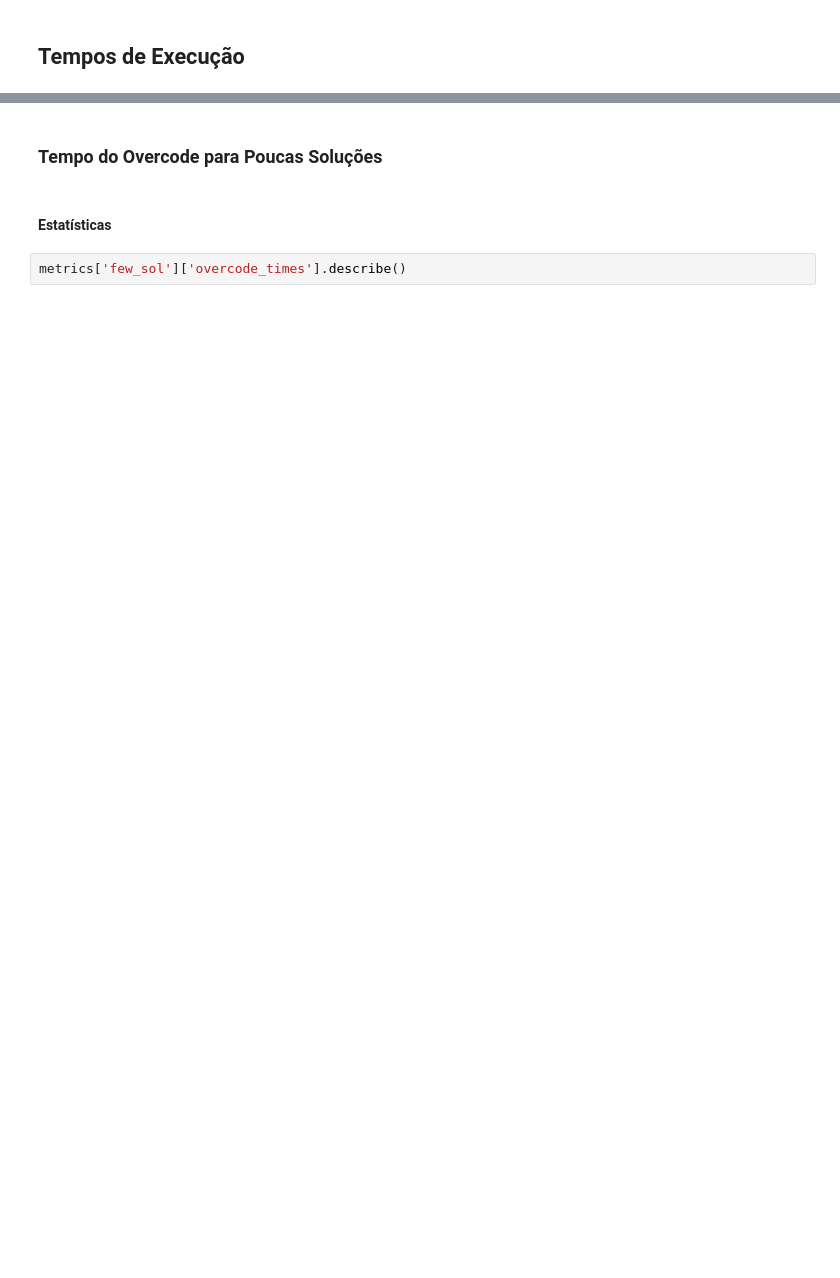
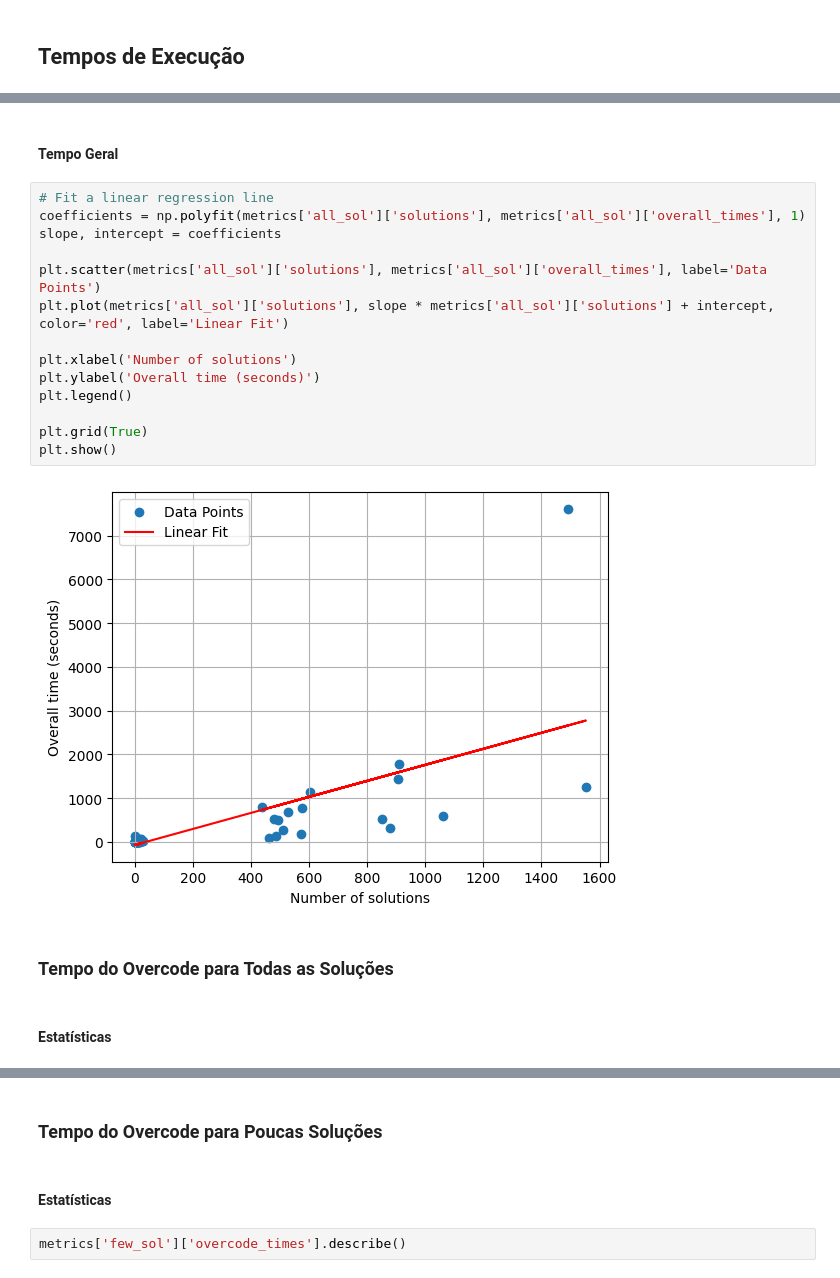
Before and after one commit to MachineTeachingEdu/overcode, a Jupyter notebook: exploring_overcode_data.ipynb, the cells around one changed output, grey strips where cells are left out. Drawn from its saved outputs; the diff is of its cells as text; blank space fills up the shorter version.

```diff
--- a/exploring_overcode_data.ipynb
+++ b/exploring_overcode_data.ipynb
@@ -132,0 +160,22 @@ def generate_plots(box_data, xticklabels, ylabel):
+# %% [markdown]
+#### Tempo Geral
+# %%
+# Fit a linear regression line
+coefficients = np.polyfit(metrics['all_sol']['solutions'], metrics['all_sol']['overall_times'], 1)
+slope, intercept = coefficients
+
+plt.scatter(metrics['all_sol']['solutions'], metrics['all_sol']['overall_times'], label='Data Points')
+plt.plot(metrics['all_sol']['solutions'], slope * metrics['all_sol']['solutions'] + intercept, color='red', label='Linear Fit')
+
+plt.xlabel('Number of solutions')
+plt.ylabel('Overall time (seconds)')
+plt.legend()
+
+plt.grid(True)
+plt.show()
+# %% [output]
+[figure, added]
+# %% [markdown]
+### Tempo do Overcode para Todas as Soluções
+# %% [markdown]
+#### Estatísticas
```
Also changed, not shown: parts of 37 cells of this notebook, 1 other file.
